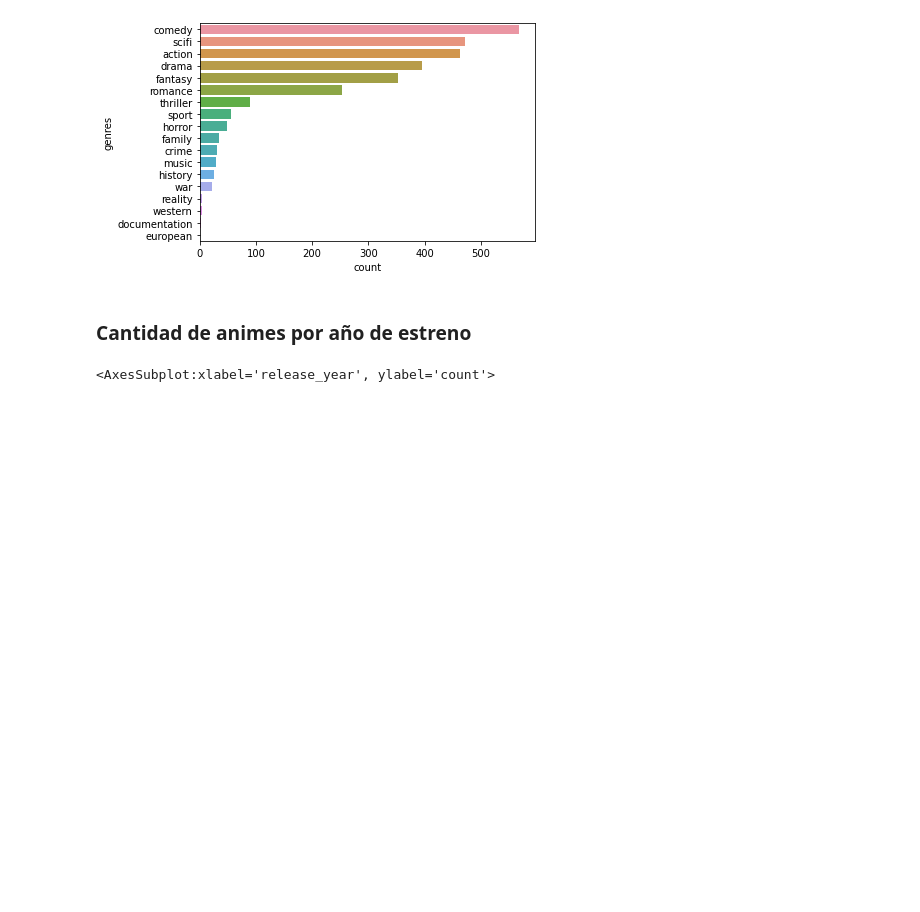
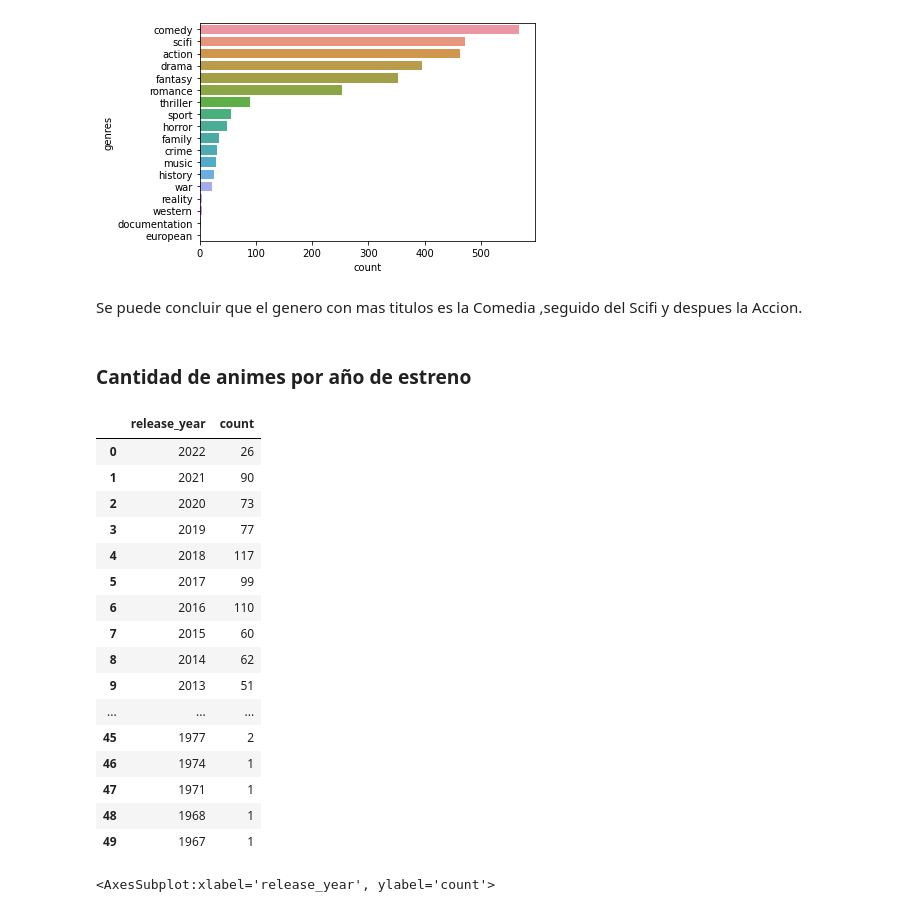
Before and after one commit to Eva02Daruma/presentacion-de-IA, a Jupyter notebook: main.ipynb, the cells around one changed output. Cells and saved outputs as stored; diff of their text form; code cells hidden in the pictures; blank space fills up the shorter version.

```diff
--- a/main.ipynb
+++ b/main.ipynb
@@ -145,12 +145,34 @@ ax
 <AxesSubplot:xlabel='count', ylabel='genres'>
 <Figure size 432x288 with 1 Axes>
 [figure]
+# %% [markdown]
+Se puede concluir que el genero con mas titulos es la Comedia ,seguido del Scifi y despues la Accion.
 # %% [markdown]
 ### Cantidad de animes por año de estreno
 # %%
 releaseYearSum = pd.DataFrame(titulos,columns=['release_year']).value_counts().reset_index().rename(columns={0:'count'} )
 releaseYearSum  = releaseYearSum.sort_values(by = 'release_year' , ascending=False).reset_index()
 releaseYearSum = releaseYearSum.drop(columns=['index'])
+# %%
+releaseYearSum
+# %% [output]
+|  | release_year | count |
+| 0 | 2022 | 26 |
+| 1 | 2021 | 90 |
+| 2 | 2020 | 73 |
+| 3 | 2019 | 77 |
+| 4 | 2018 | 117 |
+| 5 | 2017 | 99 |
+| 6 | 2016 | 110 |
+| 7 | 2015 | 60 |
+| 8 | 2014 | 62 |
+| 9 | 2013 | 51 |
+| ... | ... | ... |
+| 45 | 1977 | 2 |
+| 46 | 1974 | 1 |
+| 47 | 1971 | 1 |
+| 48 | 1968 | 1 |
+| 49 | 1967 | 1 |
 # %%
 sns.scatterplot(x='release_year',y ='count', data=releaseYearSum)
 # %% [output]
```
Also changed, not shown: parts of 1 cell of this notebook.
